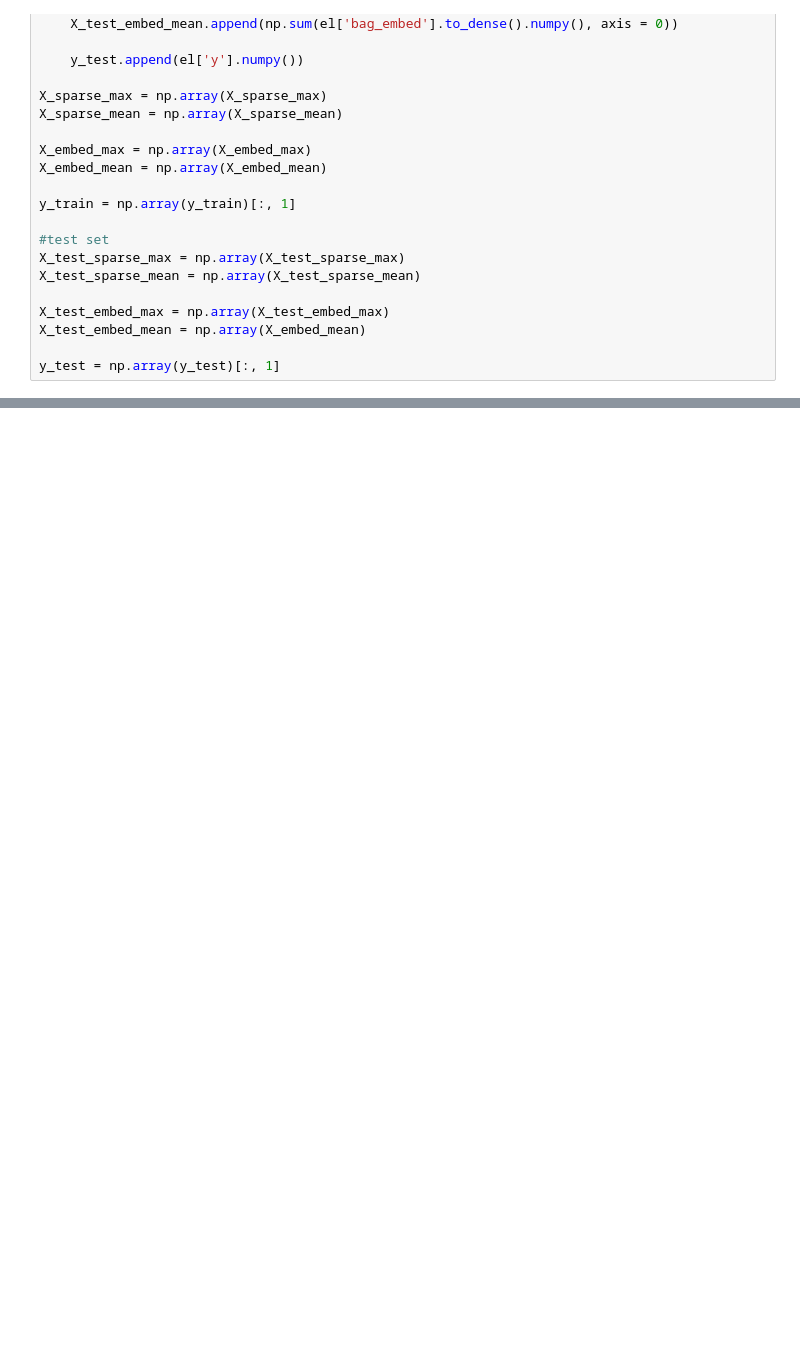
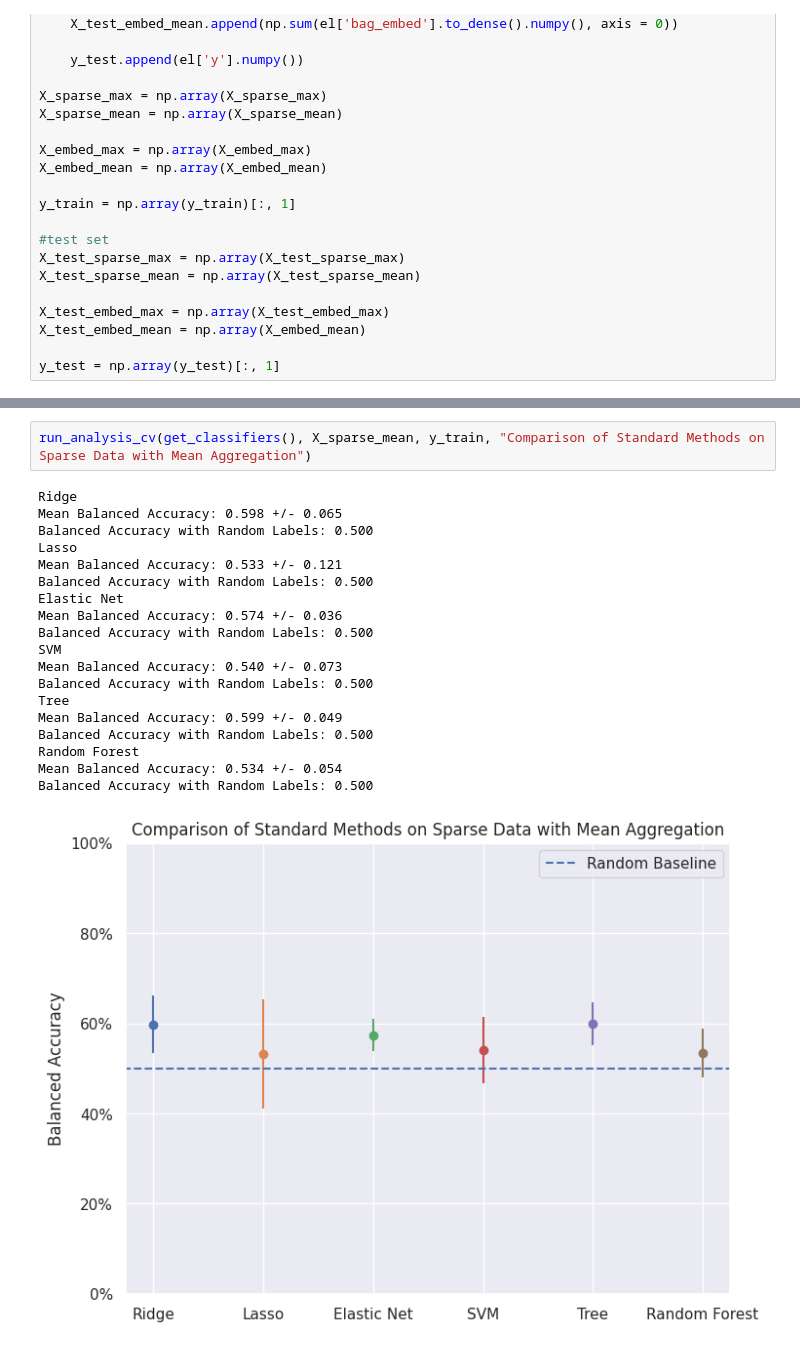
Before and after one commit to ProViktor/lungcell_mil, a Jupyter notebook: notebooks/baseline.ipynb, the cells around one changed output, grey strips where cells are left out. Drawn from its saved outputs; the diff is of its cells as text; blank space fills up the shorter version.

```diff
--- a/notebooks/baseline.ipynb
+++ b/notebooks/baseline.ipynb
@@ -382,0 +171,22 @@ ax.legend()
+# %%
+run_analysis_cv(get_classifiers(), X_sparse_mean, y_train, "Comparison of Standard Methods on Sparse Data with Mean Aggregation")
+# %% [output]
+Ridge
+Mean Balanced Accuracy: 0.598 +/- 0.065
+Balanced Accuracy with Random Labels: 0.500
+Lasso
+Mean Balanced Accuracy: 0.533 +/- 0.121
+Balanced Accuracy with Random Labels: 0.500
+Elastic Net
+Mean Balanced Accuracy: 0.574 +/- 0.036
+Balanced Accuracy with Random Labels: 0.500
+SVM
+Mean Balanced Accuracy: 0.540 +/- 0.073
+Balanced Accuracy with Random Labels: 0.500
+Tree
+Mean Balanced Accuracy: 0.599 +/- 0.049
+Balanced Accuracy with Random Labels: 0.500
+Random Forest
+Mean Balanced Accuracy: 0.534 +/- 0.054
+Balanced Accuracy with Random Labels: 0.500
+[figure, added]
```
Also changed, not shown: parts of 13 cells of this notebook, 3 other files.
